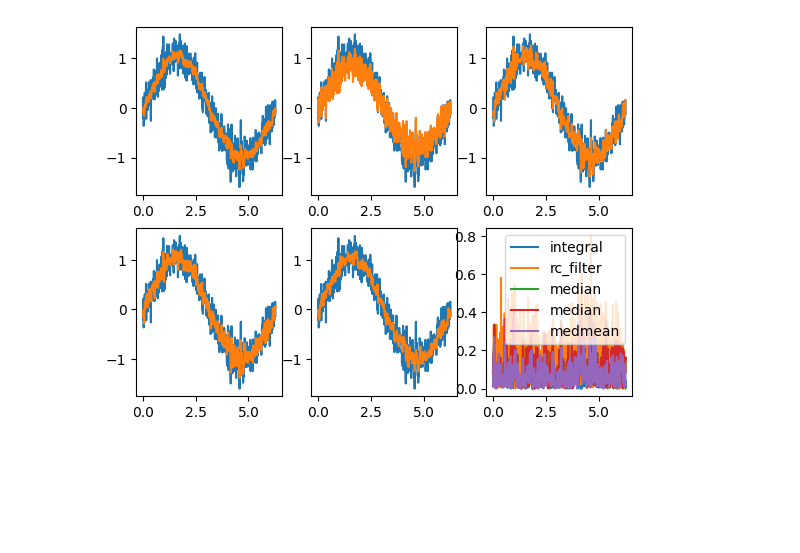
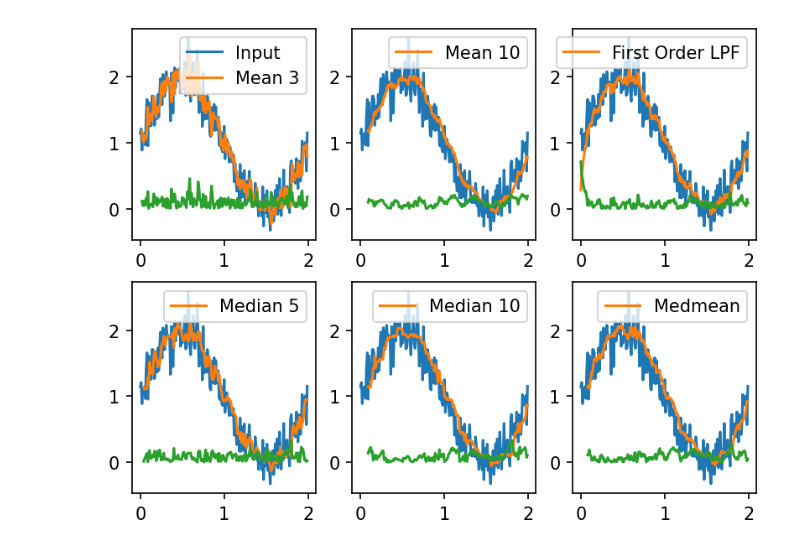
Before and after one commit to teruyamato0731/pid-simulation, a Jupyter notebook: rowpath.ipynb, the cells around one changed output. Saved outputs shown, nothing was run; the diff lists cells and outputs as text; code cells hidden in the pictures; blank space fills up the shorter version.

```diff
--- a/rowpath.ipynb
+++ b/rowpath.ipynb
@@ -38,71 +40,73 @@ $$
 # %%
 import matplotlib.pyplot as plt
 import numpy as np
 
 # モデル設定
 dt = 10e-3 # 制御周期(100Hz = 10ms)
-t = np.arange(0, 2*np.pi, dt) # 時間(グラフの横軸) 0~10まで
+t = np.arange(0, 2, dt) # 時間(グラフの横軸) 0~10まで
 
 # 入力 sin波+ノイズ
-f = np.sin(t) + np.random.normal(0, 0.2, len(t))
+f0 = 1 + np.sin(np.pi * t)
+f = f0 + np.random.normal(0, 0.2, len(t))
 
 # シミュレーション
 integral = np.zeros_like(t)
 rc_filter = np.zeros_like(t)
-median = np.zeros_like(t)
-mean = np.zeros_like(t)
+mean3 = np.zeros_like(t)
+mean10 = np.zeros_like(t)
+median5 = np.zeros_like(t)
+median10 = np.zeros_like(t)
 medmean = np.zeros_like(t)
 
-def mmfilter(arr):
-  arr.remove(max(arr))
-  arr.remove(min(arr))
-  return np.mean(arr)
+def mm9(arr):
+  return np.sort(arr)[3:6].mean()
 
-alfa = 0.2 # 時定数
+tau = 3 * dt # 時定数 30ms カットオフ周波数 5Hz
+alfa = tau / (tau + dt)
+beta = dt / (tau + dt)
+# print(alfa, beta)
 for i in range(len(t)):
-  integral[i] = integral[i-1] + (f[i] - integral[i-1]) / 4
-  rc_filter[i] = alfa * rc_filter[i] + (1 - alfa) * f[i]
-  median[i] = np.median([f[i-2], f[i-1], f[i]])
-  mean[i] = np.mean([f[i-2], f[i-1], f[i]])
-  medmean[i] = mmfilter([f[i-4], f[i-3], f[i-2], f[i-1], f[i]])
+  integral[i] = integral[i-1] + (f[i] - integral[i-1]) * beta
+  rc_filter[i] = alfa * rc_filter[i-1] + (1 - alfa) * f[i]
+  mean3[i] = np.mean(f[i-2:i])
+  mean10[i] = np.mean(f[i-9:i])
+  median5[i] = np.median(f[i-4:i])
+  median10[i] = np.median(f[i-9:i])
+  medmean[i] = mm9(f[i-8:i])
 
-error = [
-  ["integral", np.abs(np.sin(t) - integral)],
-  ["rc_filter", np.abs(np.sin(t) - rc_filter)],
-  ["median", np.abs(np.sin(t) - median)],
-  ["median", np.abs(np.sin(t) - median)],
-  ["medmean", np.abs(np.sin(t) - medmean)],
-]
+fig = plt.figure(dpi=150)
+ax = [fig.add_subplot(2,3,i) for i in range(1,7)]
 
-fig = plt.figure()
-ax1 = fig.add_subplot(2,3,1)
-ax2 = fig.add_subplot(2,3,2)
-ax3 = fig.add_subplot(2,3,3)
-ax4 = fig.add_subplot(2,3,4)
-ax5 = fig.add_subplot(2,3,5)
-ax6 = fig.add_subplot(2,3,6)
+ax[0].plot(t, f, label='Input')
+ax[0].plot(t, mean3, label='Mean 3')
+ax[0].plot(t, np.abs(f0 - mean3))
+# ax[0].twinx().plot(t, np.abs(f0 - mean3), color='g')
 
-ax1.plot(t, f, label='Input')
-ax2.plot(t, f, label='Input')
-ax3.plot(t, f, label='Input')
-ax4.plot(t, f, label='Input')
-ax5.plot(t, f, label='Input')
 
-ax1.plot(t, integral, label='Integral')
-ax2.plot(t, rc_filter, label='RC Filter')
-ax3.plot(t, median, label='Median')
-ax4.plot(t, mean, label='Mean')
-ax5.plot(t, medmean, label='medmean')
-for e in error:
-  ax6.plot(t, e[1], label=e[0])
+ax[1].plot(t, f)
+ax[1].plot(t, mean10, label='Mean 10')
+ax[1].plot(t, np.abs(f0 - mean10))
 
-# plt.xlabel('Time[s]')
-# ax1.legend()
-# ax2.legend()
-# ax3.legend()
-# ax4.legend()
-# ax5.legend()
-ax6.legend()
+ax[2].plot(t, f)
+ax[2].plot(t, rc_filter, label='First Order LPF')
+ax[2].plot(t, np.abs(f0 - rc_filter))
+
+ax[3].plot(t, f)
+ax[3].plot(t, median5, label='Median 5')
+ax[3].plot(t, np.abs(f0 - median5))
+
+ax[4].plot(t, f)
+ax[4].plot(t, median10, label='Median 10')
+ax[4].plot(t, np.abs(f0 - median10))
+
+ax[5].plot(t, f)
+ax[5].plot(t, medmean, label='Medmean')
+ax[5].plot(t, np.abs(f0 - medmean))
+
+for e in ax:
+  e.legend(loc="upper right")
+  # e.legend(loc="lower left")
+
 plt.show()
 # %% [output]
-[figure, old version]
+[figure, new version]
```
Also changed, not shown: parts of 1 cell of this notebook.
